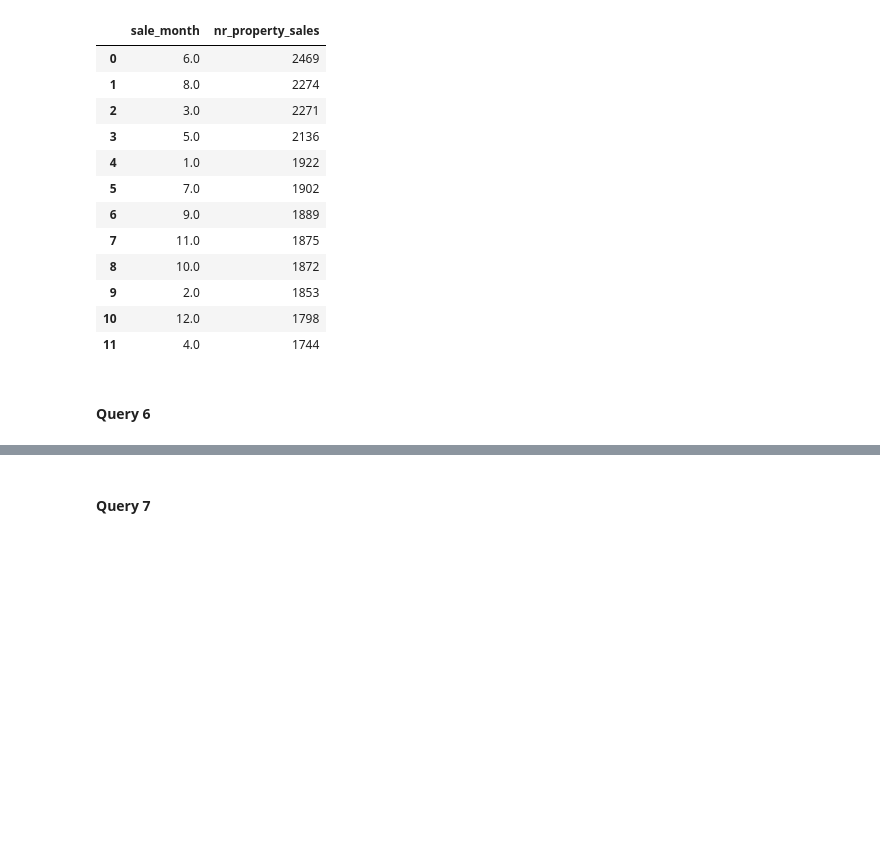
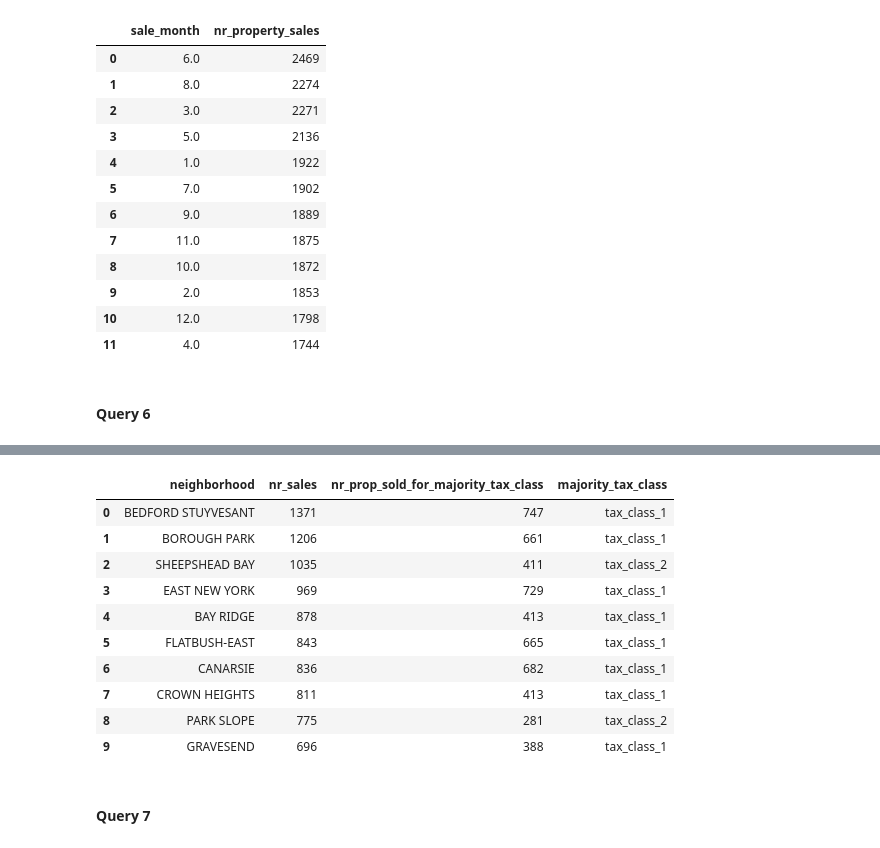
Before and after one commit to ergetamuca/sql_etl_implementation, a Jupyter notebook: Analytical_Procedures.ipynb, the cells around one changed output, grey strips where cells are left out. Saved outputs shown, nothing was run; the diff lists cells and outputs as text; code cells hidden in the pictures; blank space fills up the shorter version.

```diff
--- a/Analytical_Procedures.ipynb
+++ b/Analytical_Procedures.ipynb
@@ -273,3 +237,69 @@ temp_df6
+# %%
+#What is the tax class with the highest number of properties sale per neighborhood?
+
+stmt6="""
+        SELECT a.neighborhood, a.nr_sales,a.nr_prop_sold_for_majority_tax_class,a.majority_tax_class
+        FROM
+        (SELECT n.neighborhood, COUNT(ps.sale_id) AS nr_sales, RANK() OVER (ORDER BY COUNT(ps.sale_id) DESC),
+        (SELECT MAX(tax_class)
+        FROM (VALUES
+        ((COUNT(ps.tax_class_id) FILTER (WHERE t.tax_class='1'))),
+        ((COUNT(ps.tax_class_id) FILTER (WHERE t.tax_class='1B'))),
+        ((COUNT(ps.tax_class_id) FILTER (WHERE t.tax_class='1C'))),
+        ((COUNT(ps.tax_class_id) FILTER (WHERE t.tax_class='2'))),
+        ((COUNT(ps.tax_class_id) FILTER (WHERE t.tax_class='2A'))),
+        ((COUNT(ps.tax_class_id) FILTER (WHERE t.tax_class='2B'))),
+        ((COUNT(ps.tax_class_id) FILTER (WHERE t.tax_class='4')))) AS value(tax_class))
+        AS nr_prop_sold_for_majority_tax_class,
+        (SELECT CASE GREATEST(
+        (COUNT(ps.tax_class_id) FILTER (WHERE t.tax_class='1')),
+        (COUNT(ps.tax_class_id) FILTER (WHERE t.tax_class='1B')),
+        (COUNT(ps.tax_class_id) FILTER (WHERE t.tax_class='1C')),
+        (COUNT(ps.tax_class_id) FILTER (WHERE t.tax_class='2')),
+        (COUNT(ps.tax_class_id) FILTER (WHERE t.tax_class='2A')),
+        (COUNT(ps.tax_class_id) FILTER (WHERE t.tax_class='2B')),
+        (COUNT(ps.tax_class_id) FILTER (WHERE t.tax_class='4')))
+        WHEN (COUNT(ps.tax_class_id) FILTER (WHERE t.tax_class='1')) THEN 'tax_class_1'
+        WHEN (COUNT(ps.tax_class_id) FILTER (WHERE t.tax_class='1B')) THEN 'tax_class_1B'
+        WHEN (COUNT(ps.tax_class_id) FILTER (WHERE t.tax_class='1C')) THEN 'tax_class_1C'
+        WHEN (COUNT(ps.tax_class_id) FILTER (WHERE t.tax_class='2')) THEN 'tax_class_2'
+        WHEN (COUNT(ps.tax_class_id) FILTER (WHERE t.tax_class='2A')) THEN 'tax_class_2A'
+        WHEN (COUNT(ps.tax_class_id) FILTER (WHERE t.tax_class='2B')) THEN 'tax_class_2B'
+        WHEN (COUNT(ps.tax_class_id) FILTER (WHERE t.tax_class='4')) THEN 'tax_class_4'
+        END AS majority_tax_class)
+        FROM property_sales As ps
+        JOIN properties AS p ON ps.property_id=p.property_id
+        JOIN neighborhoods AS n ON p.neighborhood_id=n.neighborhood_id
+        JOIN tax_classes AS t ON t.tax_class_id=ps.tax_class_id
+        JOIN building_classes AS bc ON bc.building_class_id=p.building_class_id
+        JOIN building_class_categories AS bcc ON bcc.building_class_category_id=p.building_class_category_id
+        GROUP BY n.neighborhood
+        ORDER BY nr_sales DESC) a
+        WHERE a.rank<=10;
+"""
+# Execute the statement and get the results
+results = connection.execute(stmt6).fetchall()
+
+# Extract column names
+column_names = results[0].keys()
+
+# Store results in a new dataframe
+temp_df6 = pd.DataFrame(results, columns=column_names)
+
+# Show results
+temp_df6
+# %% [output]
+|  | neighborhood | nr_sales | nr_prop_sold_for_majority_tax_class | majority_tax_class |
+| 0 | BEDFORD STUYVESANT | 1371 | 747 | tax_class_1 |
+| 1 | BOROUGH PARK | 1206 | 661 | tax_class_1 |
+| 2 | SHEEPSHEAD BAY | 1035 | 411 | tax_class_2 |
+| 3 | EAST NEW YORK | 969 | 729 | tax_class_1 |
+| 4 | BAY RIDGE | 878 | 413 | tax_class_1 |
+| 5 | FLATBUSH-EAST | 843 | 665 | tax_class_1 |
+| 6 | CANARSIE | 836 | 682 | tax_class_1 |
+| 7 | CROWN HEIGHTS | 811 | 413 | tax_class_1 |
+| 8 | PARK SLOPE | 775 | 281 | tax_class_2 |
+| 9 | GRAVESEND | 696 | 388 | tax_class_1 |
 # %% [markdown]
 #### Query 7
 # %%
```
Also changed, not shown: parts of 1 cell of this notebook.
